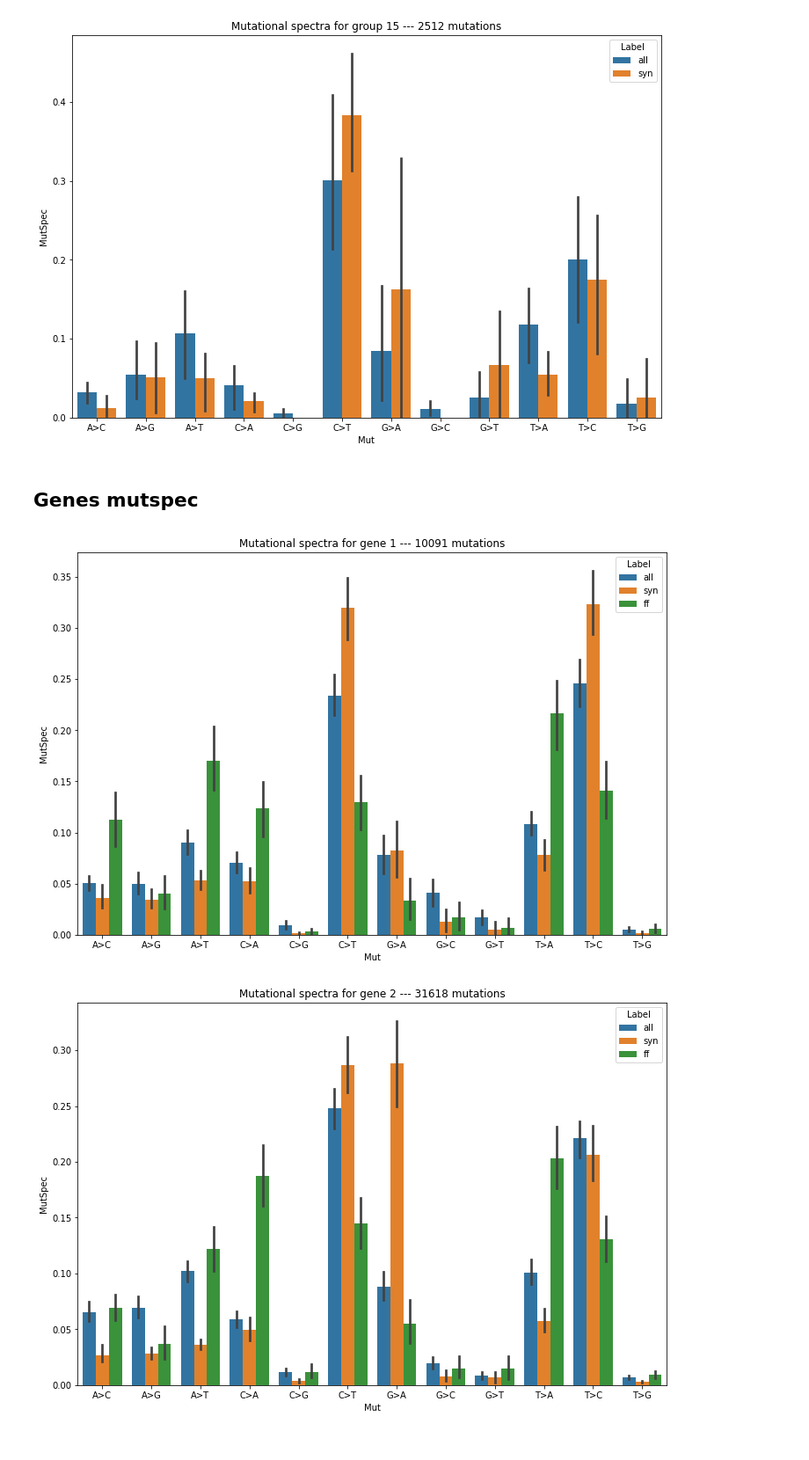
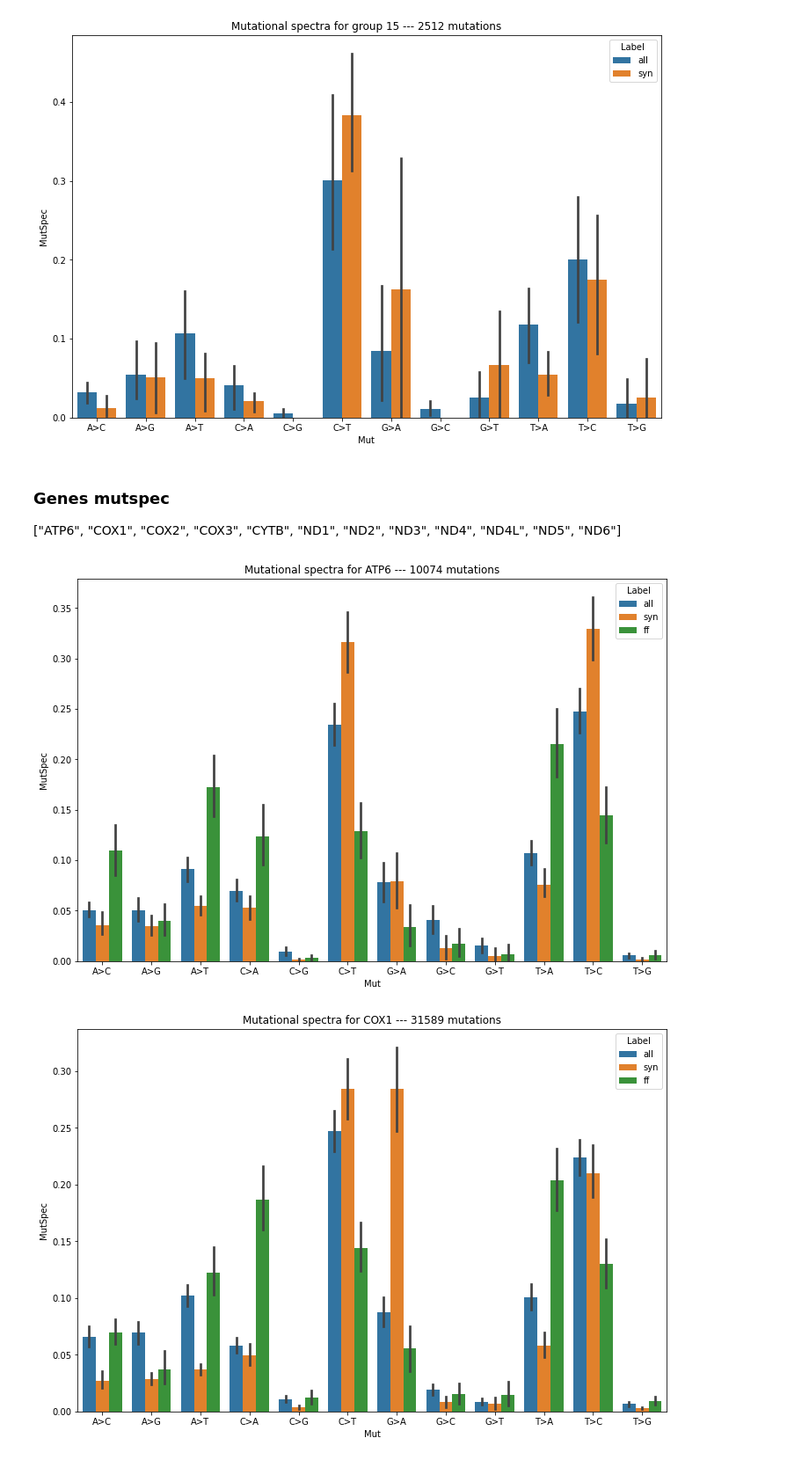
Before and after one commit to mitoclub/PyMutSpec, a Jupyter notebook: notebooks/mut_extraction_nematoda.ipynb, the cells around one changed output. Shown: that part at 88% size. Cells and saved outputs as stored; diff of their text form; code cells hidden in the pictures.

```diff
--- a/notebooks/mut_extraction_nematoda.ipynb
+++ b/notebooks/mut_extraction_nematoda.ipynb
@@ -530,5 +480,6 @@ for gr_num in gr_mutspec.Group.unique():
 [figure]
 [figure]
 [figure]
-# %% [markdown]
-## Genes mutspec
+# %% [markdown]
+### Genes mutspec
+["ATP6", "COX1", "COX2", "COX3", "CYTB", "ND1", "ND2", "ND3", "ND4", "ND4L", "ND5", "ND6"]
@@ -535,12 +488,12 @@ for gr_num in gr_mutspec.Group.unique():
 # %%
 for gene in sorted(edge_mutspec12genes.Gene.unique()):
     ms = edge_mutspec12genes[edge_mutspec12genes.Gene == gene]
     mut_num = ms.ObsFr.sum()
     if mut_num > 50:
         plt.figure(figsize=(12, 8))
         sns.barplot(x="Mut", y="MutSpec", hue="Label", data=ms, order=possible_sbs12)
-        plt.title(f"Mutational spectra for gene {gene} --- {mut_num} mutations")
+        plt.title(f"Mutational spectra for {id2gene[gene]} --- {mut_num} mutations")
         plt.show()
 # %% [output]
-[figure, old version]
+[figure, new version]
-[figure, old version]
+[figure, new version]
```
Also changed, not shown: parts of 8 cells of this notebook, 2 other files.
